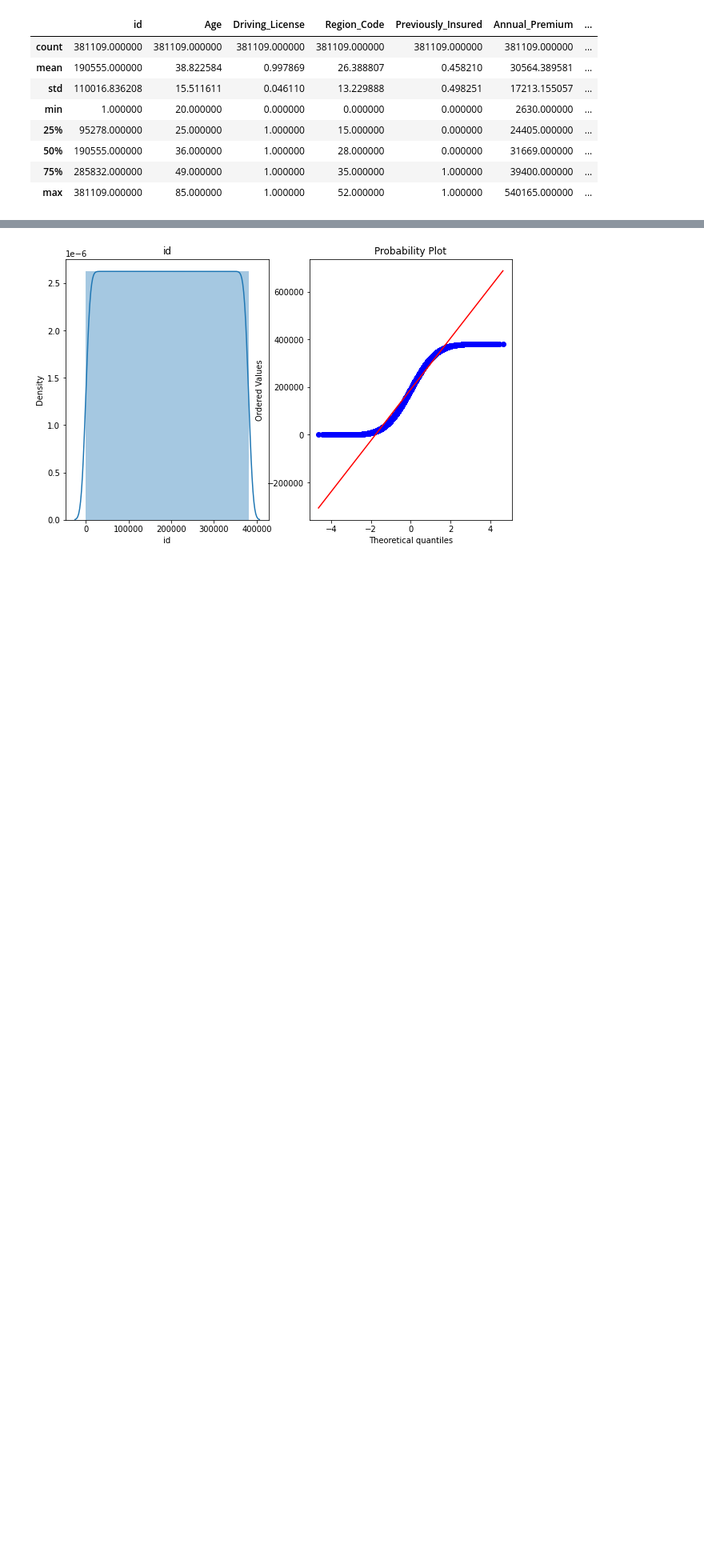
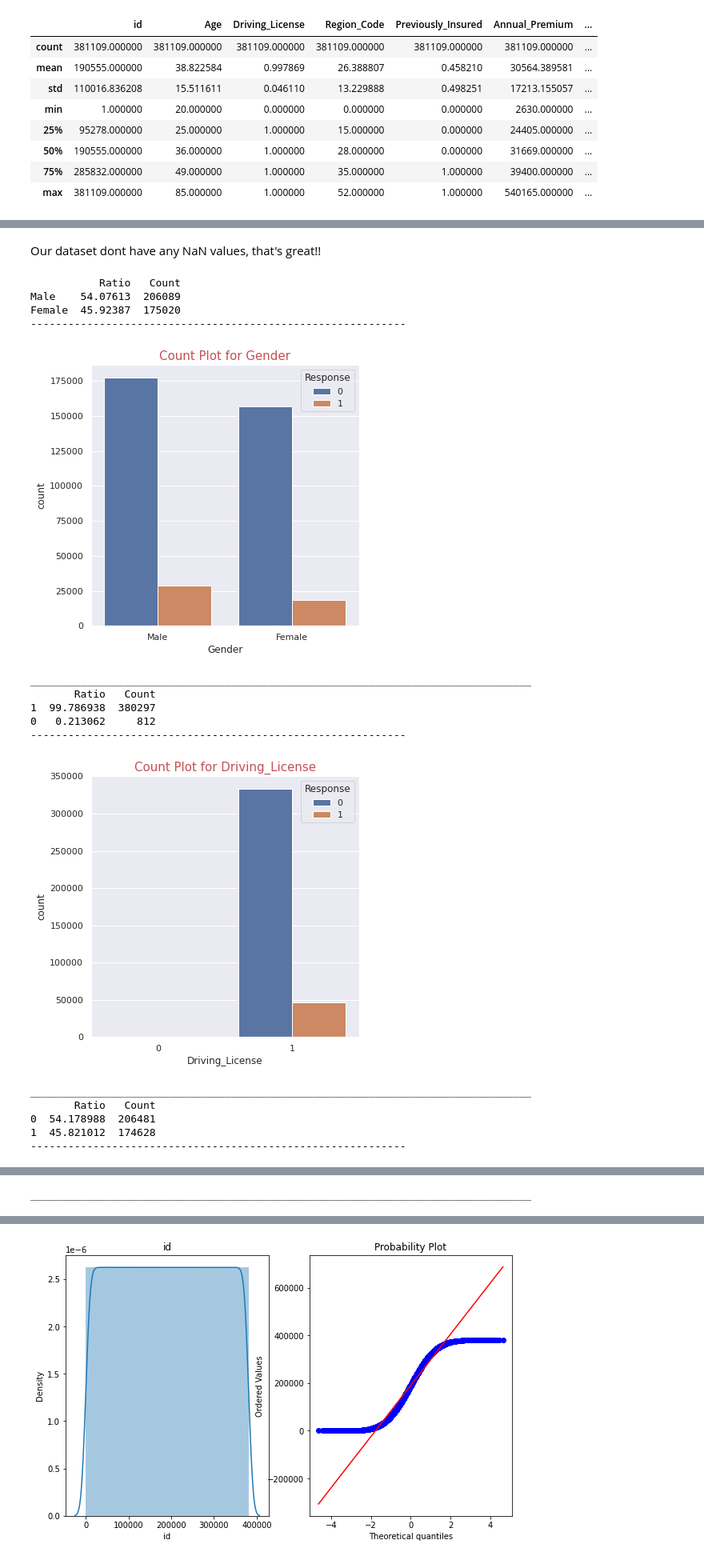
Before and after one commit to GoPlusUltra/Health-Insurance-Cross-Sell-Prediction-Model, a Jupyter notebook: HEALTH_INSURANCE_CROSS_SELL_PREDICTION.ipynb, the cells around one changed output, grey strips where cells are left out. Shown: that part at 80% size. Saved outputs shown, nothing was run; the diff lists cells and outputs as text; code cells hidden in the pictures; blank space fills up the shorter version.

```diff
--- a/HEALTH_INSURANCE_CROSS_SELL_PREDICTION.ipynb
+++ b/HEALTH_INSURANCE_CROSS_SELL_PREDICTION.ipynb
@@ -45,6 +45,7 @@ import pandas as pd
 import numpy as np
 import seaborn as sns
 import matplotlib.pyplot as plt
+sns.set_theme(style='darkgrid')
 # %%
 from google.colab import drive
 drive.mount('/content/drive')
@@ -103,0 +124,2 @@ df.describe()
+# %%
+df=df.drop('id',axis=1)
@@ -103,0 +141,30 @@ df.describe()
+# %% [markdown]
+Our dataset dont have any NaN values, that's great!!
+# %%
+cat_columns=['Gender','Driving_License','Previously_Insured','Vehicle_Age','Vehicle_Damage']
+# %%
+for i in cat_columns:
+  print(pd.DataFrame({'Ratio':df[i].value_counts()*100/len(df),'Count':df[i].value_counts()}))
+  print(f'-'*60)
+  plt.figure(figsize=(6,6))
+  plt.title(f'Count Plot for {i}',color='r',fontsize=15)
+  sns.countplot(i,hue='Response',data=df)
+  plt.show()
+  print(f'_'*80)
+# %% [output]
+           Ratio   Count
+Male    54.07613  206089
+Female  45.92387  175020
+------------------------------------------------------------
+[figure, added]
+________________________________________________________________________________
+       Ratio   Count
+1  99.786938  380297
+0   0.213062     812
+------------------------------------------------------------
+[figure, added]
+________________________________________________________________________________
+       Ratio   Count
+0  54.178988  206481
+1  45.821012  174628
+------------------------------------------------------------
@@ -103,0 +185 @@ df.describe()
+________________________________________________________________________________
```
Also changed, not shown: parts of 19 cells of this notebook.
